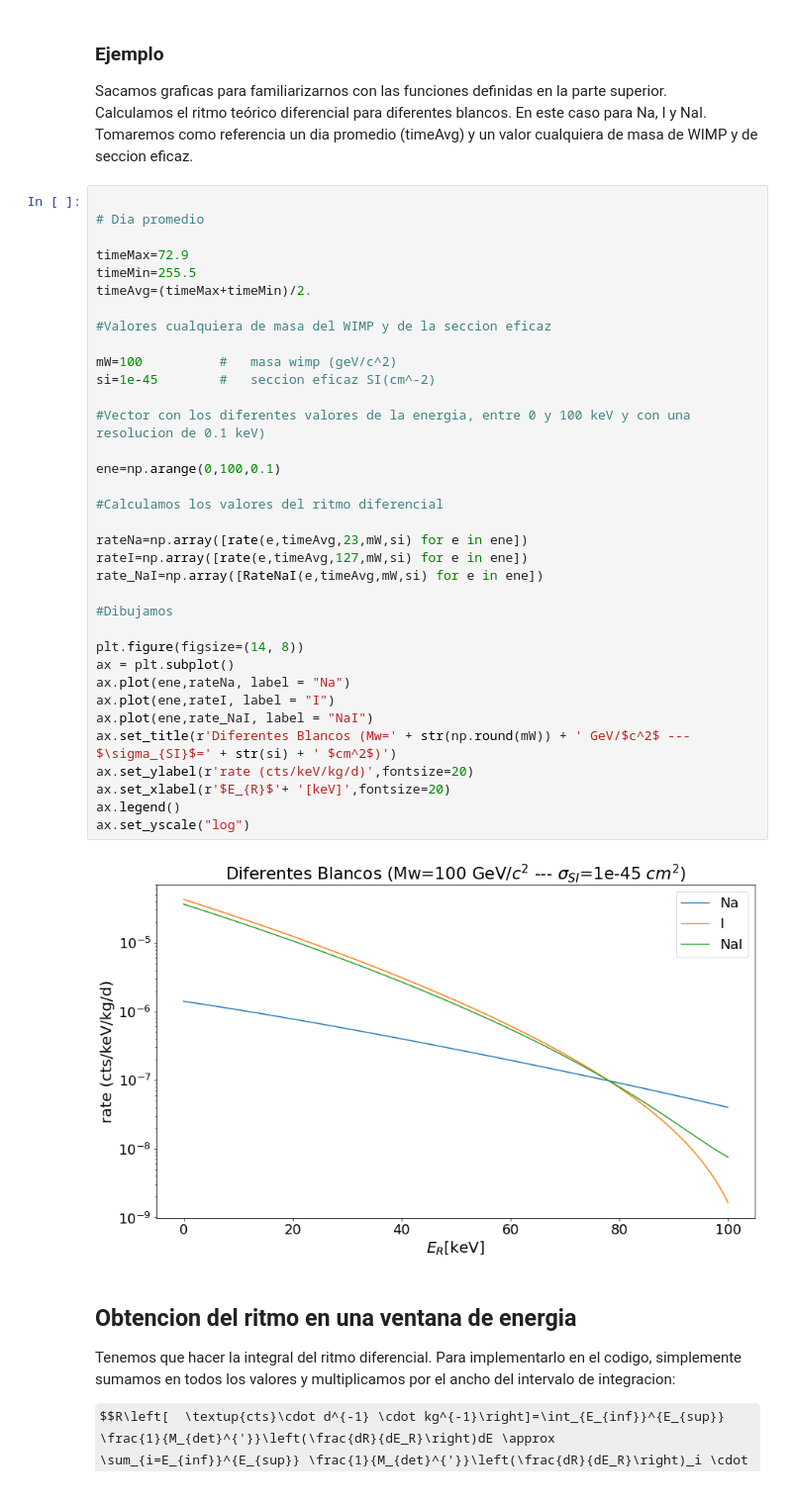
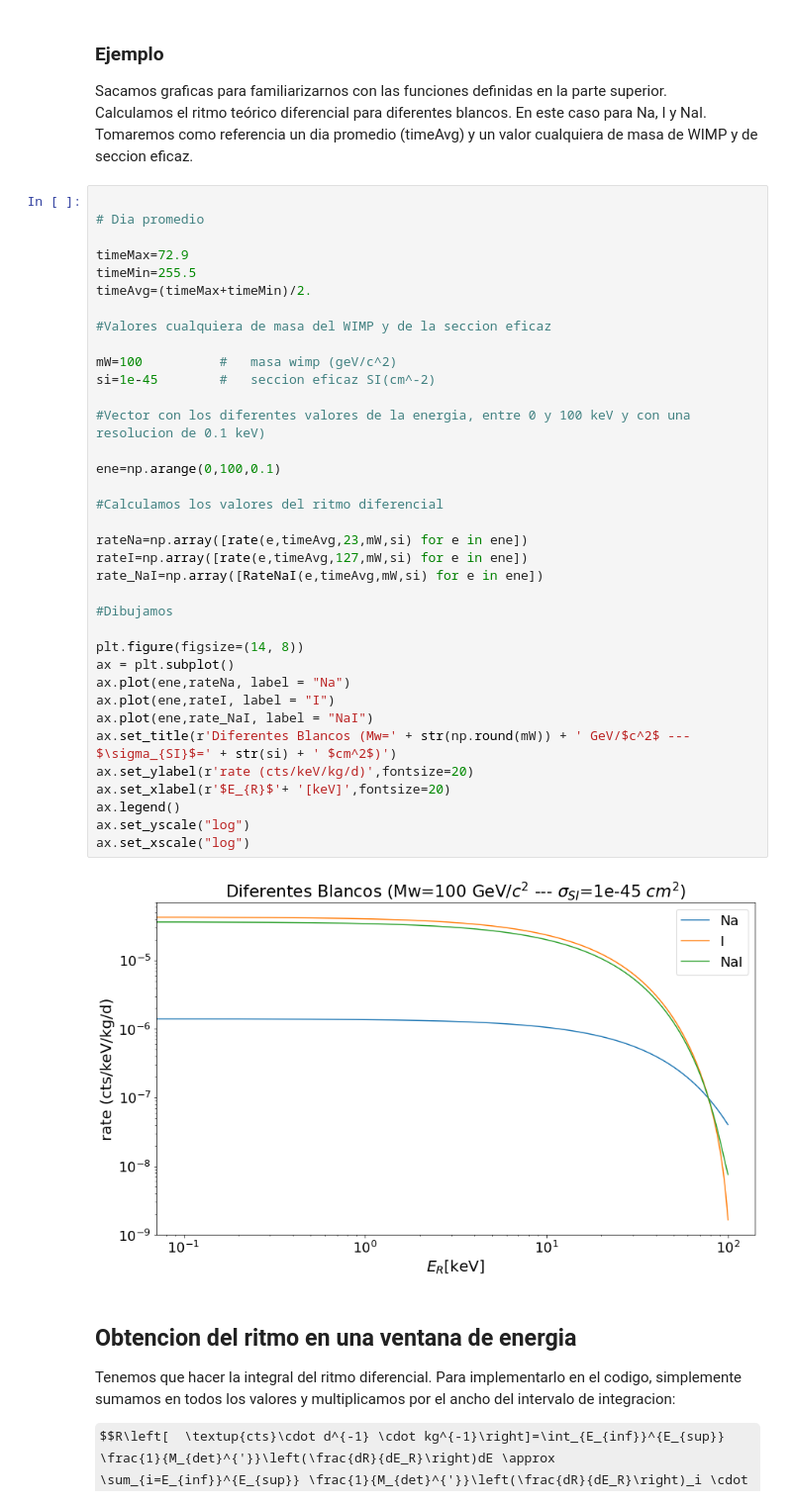
Before and after one commit to 716292-bbm/TFG, a Jupyter notebook: TFG_Calculo_N_Teo.ipynb, the cells around one changed output. Shown at 99% size. Drawn from its saved outputs; the diff is of its cells as text; some formulas as TeX source.

```diff
--- a/TFG_Calculo_N_Teo.ipynb
+++ b/TFG_Calculo_N_Teo.ipynb
@@ -147,34 +147,35 @@ timeMin=255.5
 timeAvg=(timeMax+timeMin)/2.
 
 #Valores cualquiera de masa del WIMP y de la seccion eficaz
 
 mW=100          #   masa wimp (geV/c^2)
 si=1e-45        #   seccion eficaz SI(cm^-2)
 
 #Vector con los diferentes valores de la energia, entre 0 y 100 keV y con una resolucion de 0.1 keV)
 
 ene=np.arange(0,100,0.1)
 
 #Calculamos los valores del ritmo diferencial
 
 rateNa=np.array([rate(e,timeAvg,23,mW,si) for e in ene])
 rateI=np.array([rate(e,timeAvg,127,mW,si) for e in ene])
 rate_NaI=np.array([RateNaI(e,timeAvg,mW,si) for e in ene])
 
 #Dibujamos
 
 plt.figure(figsize=(14, 8))
 ax = plt.subplot()
 ax.plot(ene,rateNa, label = "Na")
 ax.plot(ene,rateI, label = "I")
 ax.plot(ene,rate_NaI, label = "NaI")
 ax.set_title(r'Diferentes Blancos (Mw=' + str(np.round(mW)) + ' GeV/$c^2$ --- $\sigma_{SI}$=' + str(si) + ' $cm^2$)')
 ax.set_ylabel(r'rate (cts/keV/kg/d)',fontsize=20)
 ax.set_xlabel(r'$E_{R}$'+ '[keV]',fontsize=20)
 ax.legend()
 ax.set_yscale("log")
+ax.set_xscale("log")
 # %% [output]
-[figure, old version]
+[figure, new version]
 # %% [markdown]
 ## Obtencion del ritmo en una ventana de energia
 
```
Also changed, not shown: 3 other files.
